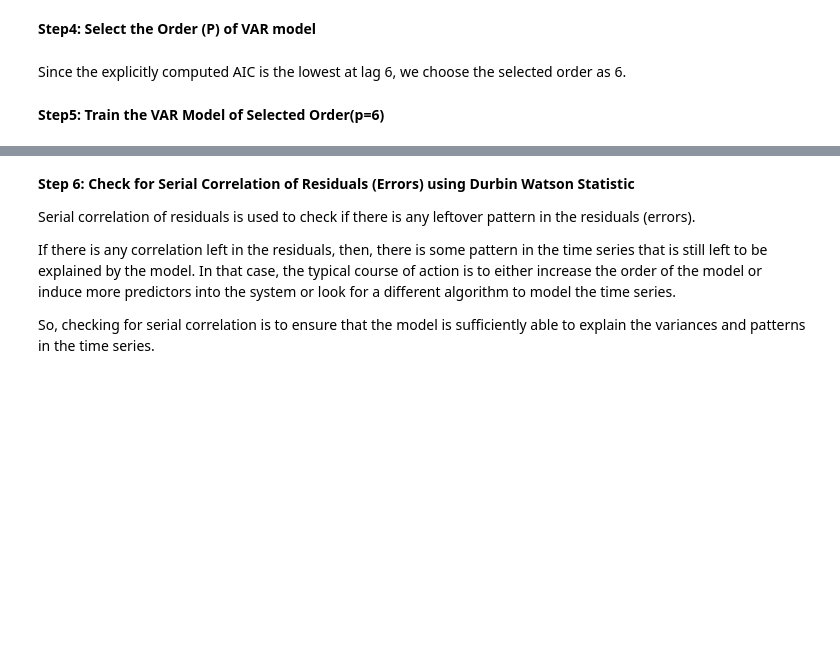
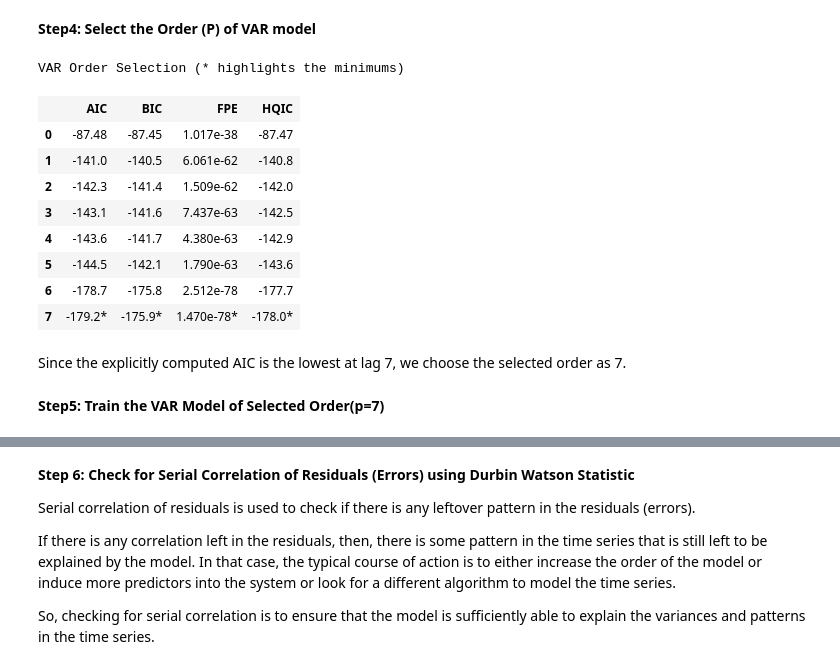
Before and after one commit to rohitchandel12/btc-price-prediction, a Jupyter notebook: models/FinalCombinedModels.ipynb, the cells around one changed output, grey strips where cells are left out. Cells and saved outputs as stored; diff of their text form; code cells hidden in the pictures; blank space fills up the shorter version.

```diff
--- a/models/FinalCombinedModels.ipynb
+++ b/models/FinalCombinedModels.ipynb
@@ -1205,10 +1255,21 @@ Right now, all time series are **stationary** except "MONEY_SUPPLY"
 **Step4: Select the Order (P) of VAR model**
 # %%
 model = VAR(X_train_diff1)
-x = model.select_order(maxlags=6)
+x = model.select_order(maxlags=7)
 x.summary()
+# %% [output]
+VAR Order Selection (* highlights the minimums)
+|  | AIC | BIC | FPE | HQIC |
+| 0 | -87.48 | -87.45 | 1.017e-38 | -87.47 |
+| 1 | -141.0 | -140.5 | 6.061e-62 | -140.8 |
+| 2 | -142.3 | -141.4 | 1.509e-62 | -142.0 |
+| 3 | -143.1 | -141.6 | 7.437e-63 | -142.5 |
+| 4 | -143.6 | -141.7 | 4.380e-63 | -142.9 |
+| 5 | -144.5 | -142.1 | 1.790e-63 | -143.6 |
+| 6 | -178.7 | -175.8 | 2.512e-78 | -177.7 |
+| 7 | -179.2* | -175.9* | 1.470e-78* | -178.0* |
 # %% [markdown]
-Since the explicitly computed AIC is the lowest at lag 6, we choose the selected order as 6.
+Since the explicitly computed AIC is the lowest at lag 7, we choose the selected order as 7.
 # %% [markdown]
-**Step5: Train the VAR Model of Selected Order(p=6)**
+**Step5: Train the VAR Model of Selected Order(p=7)**
 # %%
```
Also changed, not shown: parts of 23 cells of this notebook.
